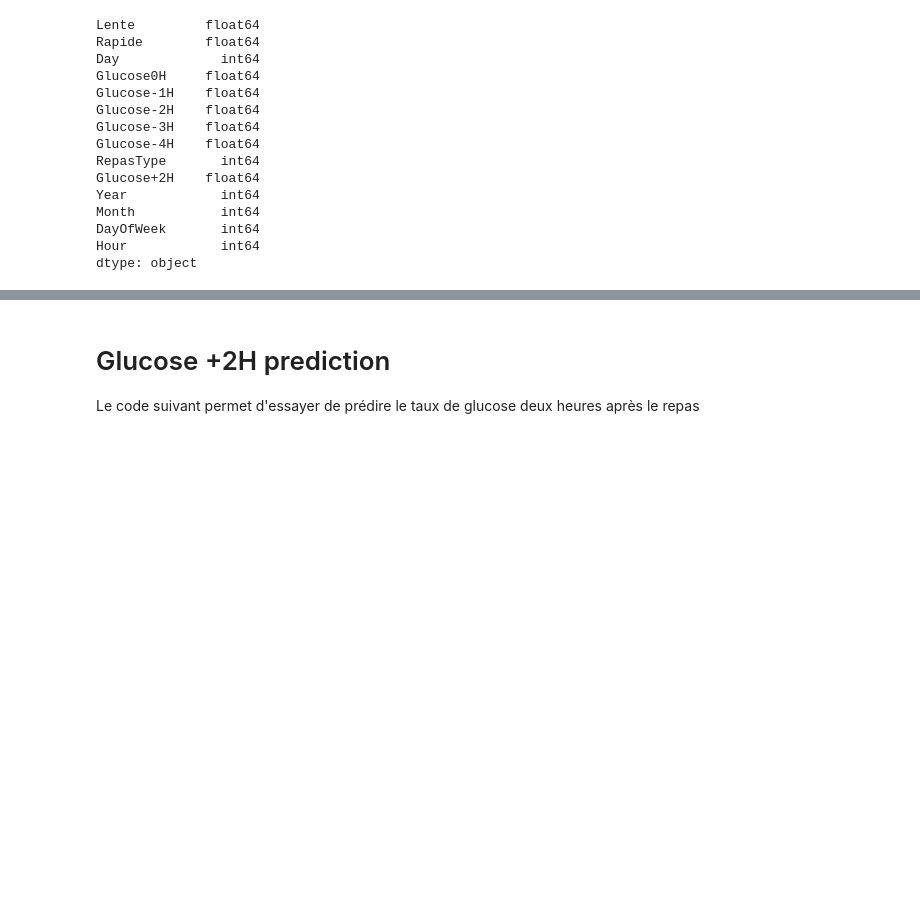
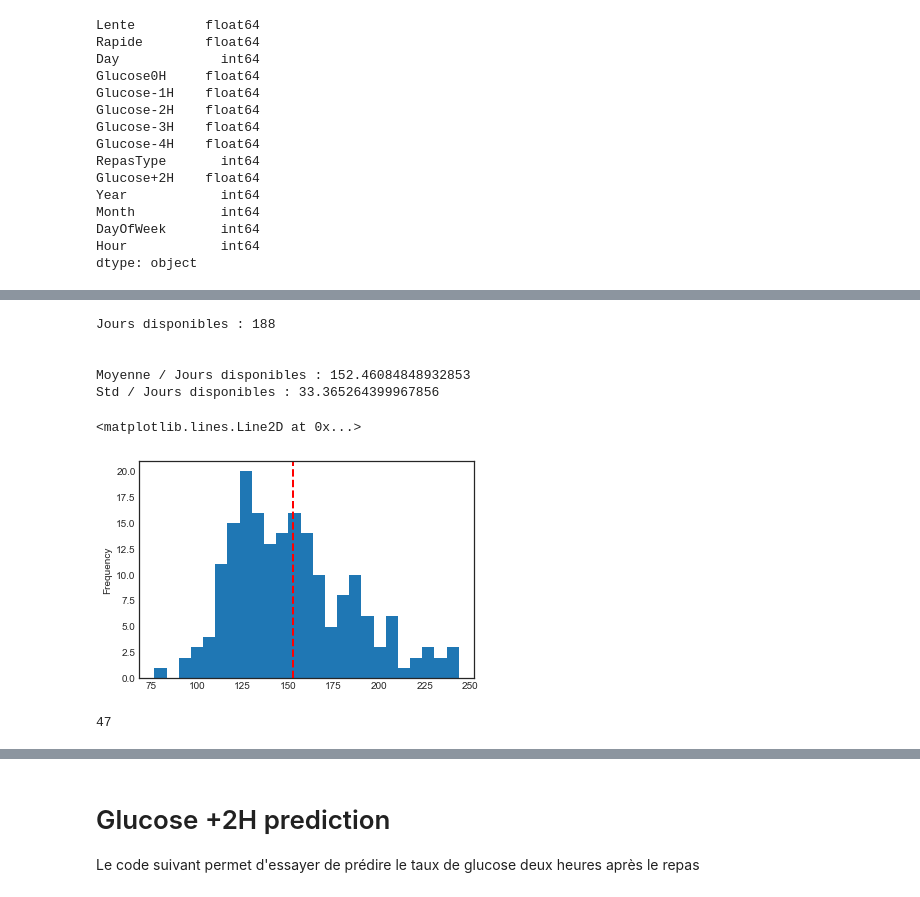
Before and after one commit to MartinSamouiller/FreestyleGlycemie, a Jupyter notebook: src/1_TAUX2H/ExtractData.ipynb, the cells around one changed output, grey strips where cells are left out. Drawn from its saved outputs; the diff is of its cells as text; code cells hidden in the pictures; blank space fills up the shorter version.

Commit message:
suppression fichier, ajout analyse de glucose journalier

```diff
--- a/src/1_TAUX2H/ExtractData.ipynb
+++ b/src/1_TAUX2H/ExtractData.ipynb
@@ -201,0 +207,3 @@ dtype: object
+# %%
+df_glucose = df_glucose[['Historique de la glycémie mg/dL', 'DateCp', 'Day', 'Time']]
+df_glucose.rename(columns={'Historique de la glycémie mg/dL': 'Glucose'}, inplace=True)
@@ -201,0 +220,34 @@ dtype: object
+# %%
+#Pandas Serie correspondant au taux moyen de sucre
+taux_moyen_per_day  = df_glucose.groupby('Day')['Glucose'].mean()
+
+#Il faudrait que le taux de glucose moyen journalier se situe entre 90 / 120mg/dL
+
+#Nombre de jours disponibles pour l'analyse:
+print('Jours disponibles :', taux_moyen_per_day.shape[0])
+print('\n')
+#Moyenne sur les jours
+mean = taux_moyen_per_day.mean()
+print('Moyenne / Jours disponibles :', mean)
+
+std = taux_moyen_per_day.std()
+print('Std / Jours disponibles :', std)
+# %% [output]
+Jours disponibles : 188
+
+
+Moyenne / Jours disponibles : 152.46084848932853
+Std / Jours disponibles : 33.365264399967856
+# %%
+#Taux moyen journalier
+taux_moyen_per_day.plot.hist(bins=25)
+
+plt.axvline(mean, color='r', linestyle='dashed', linewidth=2)
+# %% [output]
+<matplotlib.lines.Line2D at 0x...>
+[figure, added]
+# %%
+#Jours passés au dessus de 175mg/dL
+(taux_moyen_per_day > 175).sum()
+# %% [output]
+47
```
Also changed, not shown: parts of 6 cells of this notebook, 2 other files.
